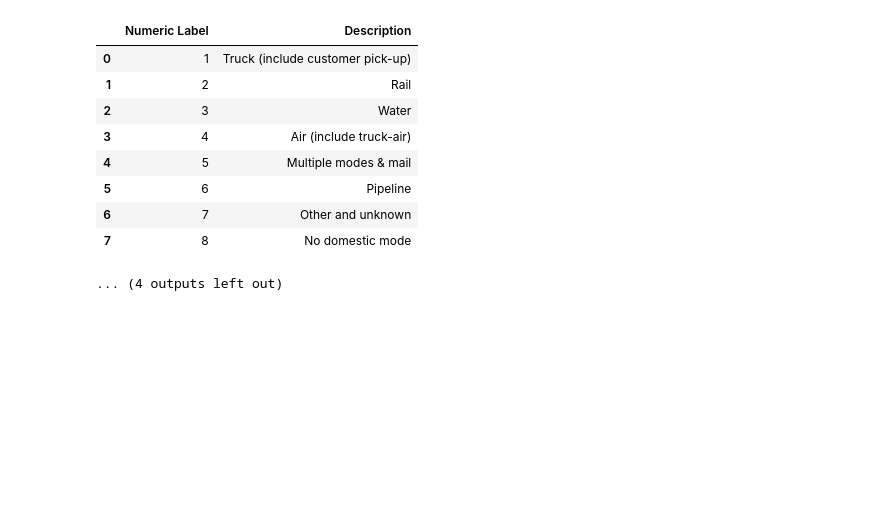
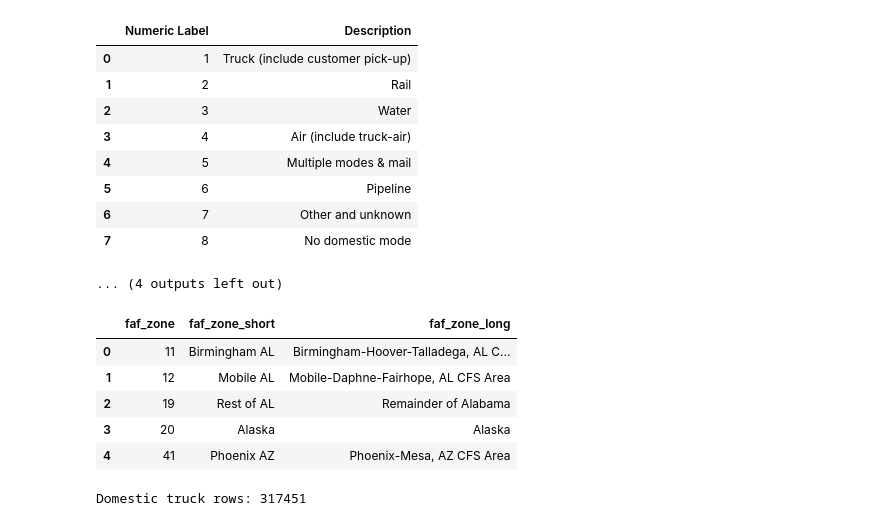
Before and after one commit to Ansarss/Ai_learning_experiments, a Jupyter notebook: Optimization_Techniques_Exercise_.ipynb, the cells around one changed output. Cells and saved outputs as stored; diff of their text form; code cells hidden in the pictures; blank space fills up the shorter version.

```diff
--- a/Optimization_Techniques_Exercise_.ipynb
+++ b/Optimization_Techniques_Exercise_.ipynb
@@ -499,3 +499,32 @@ SHEET: Mode
 | 6 | 7 | Other and unknown |
 | 7 | 8 | No domestic mode |
 ... (4 outputs left out)
+# %%
+faf_zones = pd.read_excel(
+    metadata_file,
+    sheet_name="FAF Zone (Domestic)"
+)
+
+faf_zones = faf_zones.rename(columns={
+    "Numeric Label": "faf_zone",
+    "Short Description": "faf_zone_short",
+    "Long Description": "faf_zone_long"
+})
+
+faf_zones.head()
+# %% [output]
+|  | faf_zone | faf_zone_short | faf_zone_long |
+| 0 | 11 | Birmingham AL | Birmingham-Hoover-Talladega, AL C... |
+| 1 | 12 | Mobile AL | Mobile-Daphne-Fairhope, AL CFS Area |
+| 2 | 19 | Rest of AL | Remainder of Alabama |
+| 3 | 20 | Alaska | Alaska |
+| 4 | 41 | Phoenix AZ | Phoenix-Mesa, AZ CFS Area |
+# %%
+faf_truck = faf[
+    (faf["trade_type"] == 1) &
+    (faf["dms_mode"] == 1)
+].copy()
+
+print("Domestic truck rows:", len(faf_truck))
+# %% [output]
+Domestic truck rows: 317451
```
Also changed, not shown: parts of 3 cells of this notebook.
